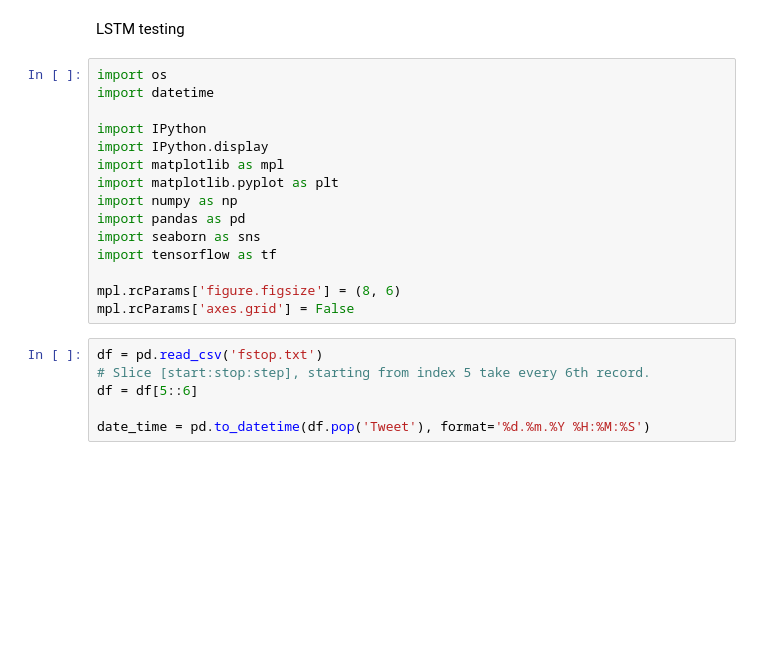
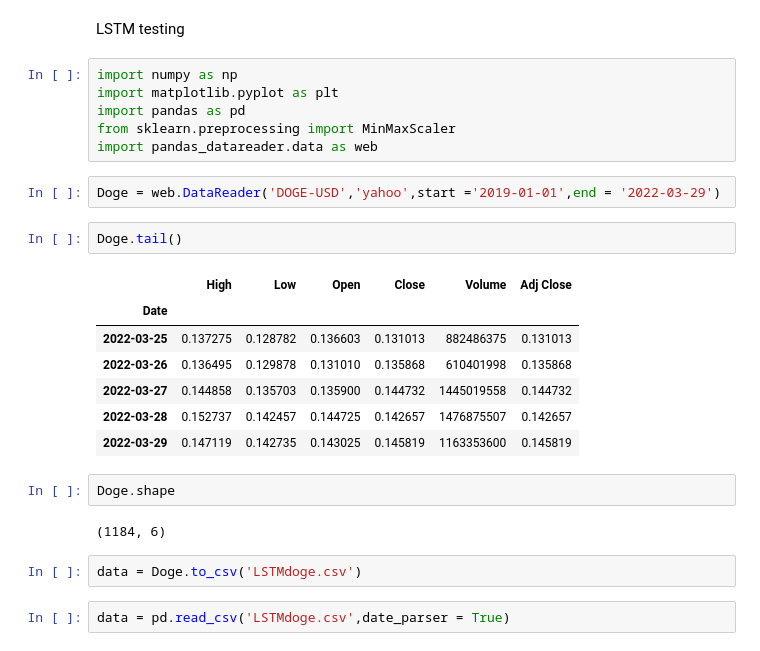
Before and after one commit to MohammedAlghazi17/Memecoin-Finalyear-Project, a Jupyter notebook: Data-Analysis-code.ipynb, the cells around one changed output. Cells and saved outputs as stored; diff of their text form; blank space fills up the shorter version.

```diff
--- a/Data-Analysis-code.ipynb
+++ b/Data-Analysis-code.ipynb
@@ -620,23 +674,28 @@ plt.legend()
 # %% [markdown]
 LSTM testing
-# %%
-import os
-import datetime
-
-import IPython
-import IPython.display
-import matplotlib as mpl
-import matplotlib.pyplot as plt
-import numpy as np
-import pandas as pd
-import seaborn as sns
-import tensorflow as tf
-
-mpl.rcParams['figure.figsize'] = (8, 6)
-mpl.rcParams['axes.grid'] = False
-# %%
-df = pd.read_csv('fstop.txt')
-# Slice [start:stop:step], starting from index 5 take every 6th record.
-df = df[5::6]
-
-date_time = pd.to_datetime(df.pop('Tweet'), format='%d.%m.%Y %H:%M:%S')
+# %%
+import numpy as np
+import matplotlib.pyplot as plt
+import pandas as pd
+from sklearn.preprocessing import MinMaxScaler
+import pandas_datareader.data as web
+# %%
+Doge = web.DataReader('DOGE-USD','yahoo',start ='2019-01-01',end = '2022-03-29')
+# %%
+Doge.tail()
+# %% [output]
+|  | High | Low | Open | Close | Volume | Adj Close |
+| Date |  |  |  |  |  |  |
+| 2022-03-25 | 0.137275 | 0.128782 | 0.136603 | 0.131013 | 882486375 | 0.131013 |
+| 2022-03-26 | 0.136495 | 0.129878 | 0.131010 | 0.135868 | 610401998 | 0.135868 |
+| 2022-03-27 | 0.144858 | 0.135703 | 0.135900 | 0.144732 | 1445019558 | 0.144732 |
+| 2022-03-28 | 0.152737 | 0.142457 | 0.144725 | 0.142657 | 1476875507 | 0.142657 |
+| 2022-03-29 | 0.147119 | 0.142735 | 0.143025 | 0.145819 | 1163353600 | 0.145819 |
+# %%
+Doge.shape
+# %% [output]
+(1184, 6)
+# %%
+data = Doge.to_csv('LSTMdoge.csv')
+# %%
+data = pd.read_csv('LSTMdoge.csv',date_parser = True)
```
Also changed, not shown: parts of 36 cells of this notebook, 3 other files.
